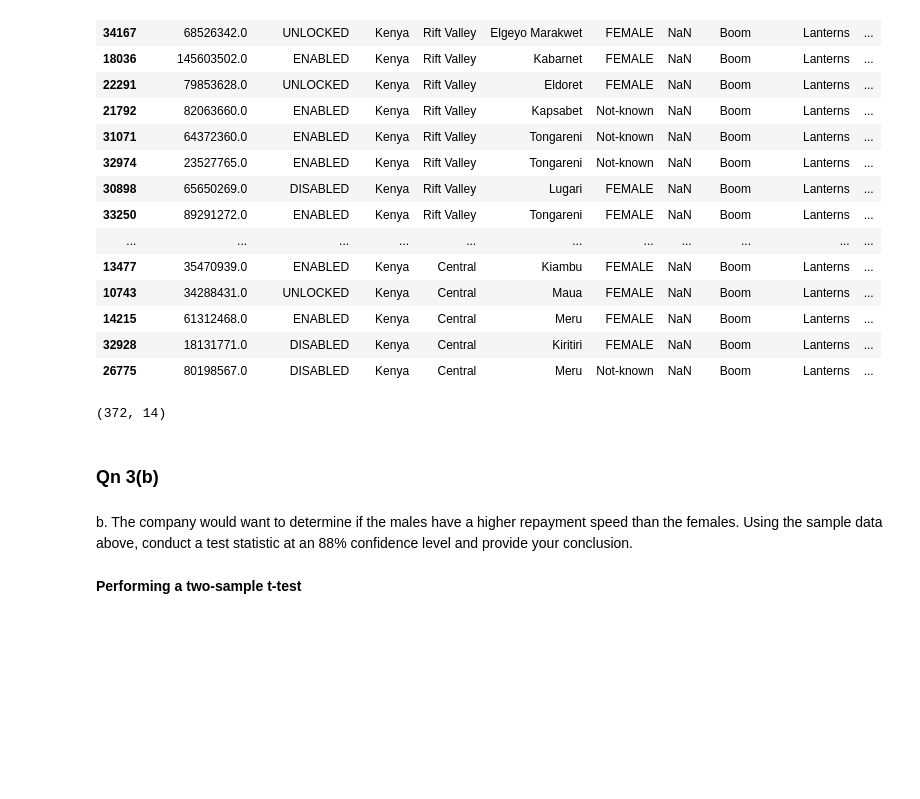
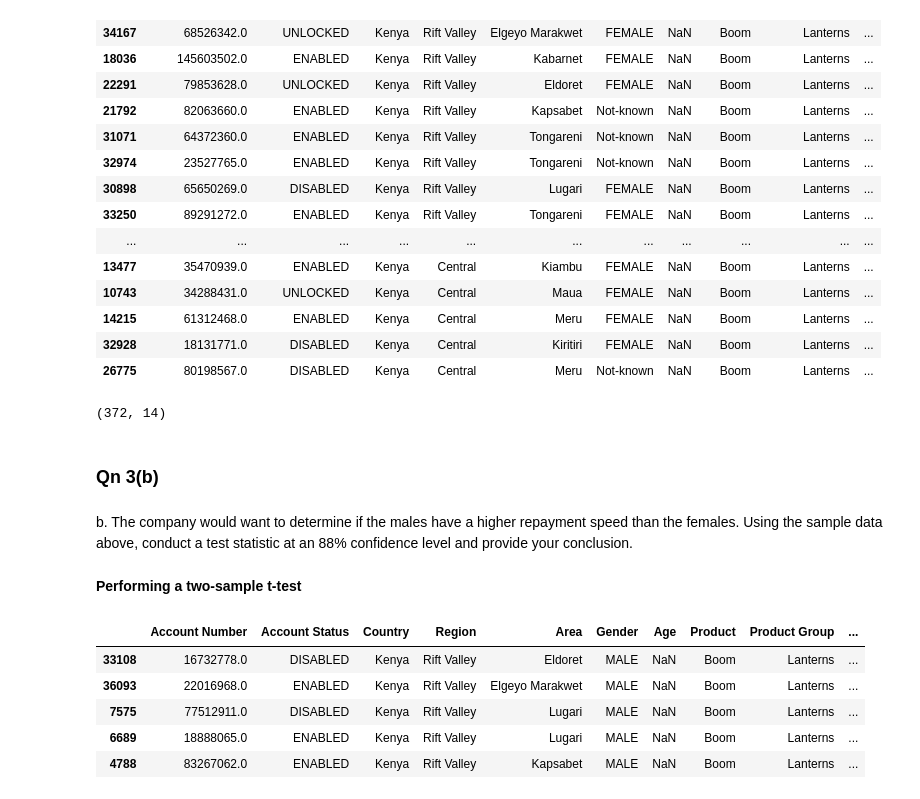
Before and after one commit to baker371/case_study, a Jupyter notebook: Qn_3/Statistical_Strength.ipynb, the cells around one changed output. Drawn from its saved outputs; the diff is of its cells as text; code cells hidden in the pictures; blank space fills up the shorter version.

```diff
--- a/Qn_3/Statistical_Strength.ipynb
+++ b/Qn_3/Statistical_Strength.ipynb
@@ -131,0 +135,11 @@ b.	The company would want to determine if the males have a higher repayment spee
+# %%
+# Separate the data for males
+male_data = sampled_data[sampled_data['Gender'] == 'MALE']
+male_data.head()
+# %% [output]
+|  | Account Number | Account Status | Country | Region | Area | Gender | Age | Product | Product Group | ... |
+| 33108 | 16732778.0 | DISABLED | Kenya | Rift Valley | Eldoret | MALE | NaN | Boom | Lanterns | ... |
+| 36093 | 22016968.0 | ENABLED | Kenya | Rift Valley | Elgeyo Marakwet | MALE | NaN | Boom | Lanterns | ... |
+| 7575 | 77512911.0 | DISABLED | Kenya | Rift Valley | Lugari | MALE | NaN | Boom | Lanterns | ... |
+| 6689 | 18888065.0 | ENABLED | Kenya | Rift Valley | Lugari | MALE | NaN | Boom | Lanterns | ... |
+| 4788 | 83267062.0 | ENABLED | Kenya | Rift Valley | Kapsabet | MALE | NaN | Boom | Lanterns | ... |
```
Also changed, not shown: parts of 4 cells of this notebook.
